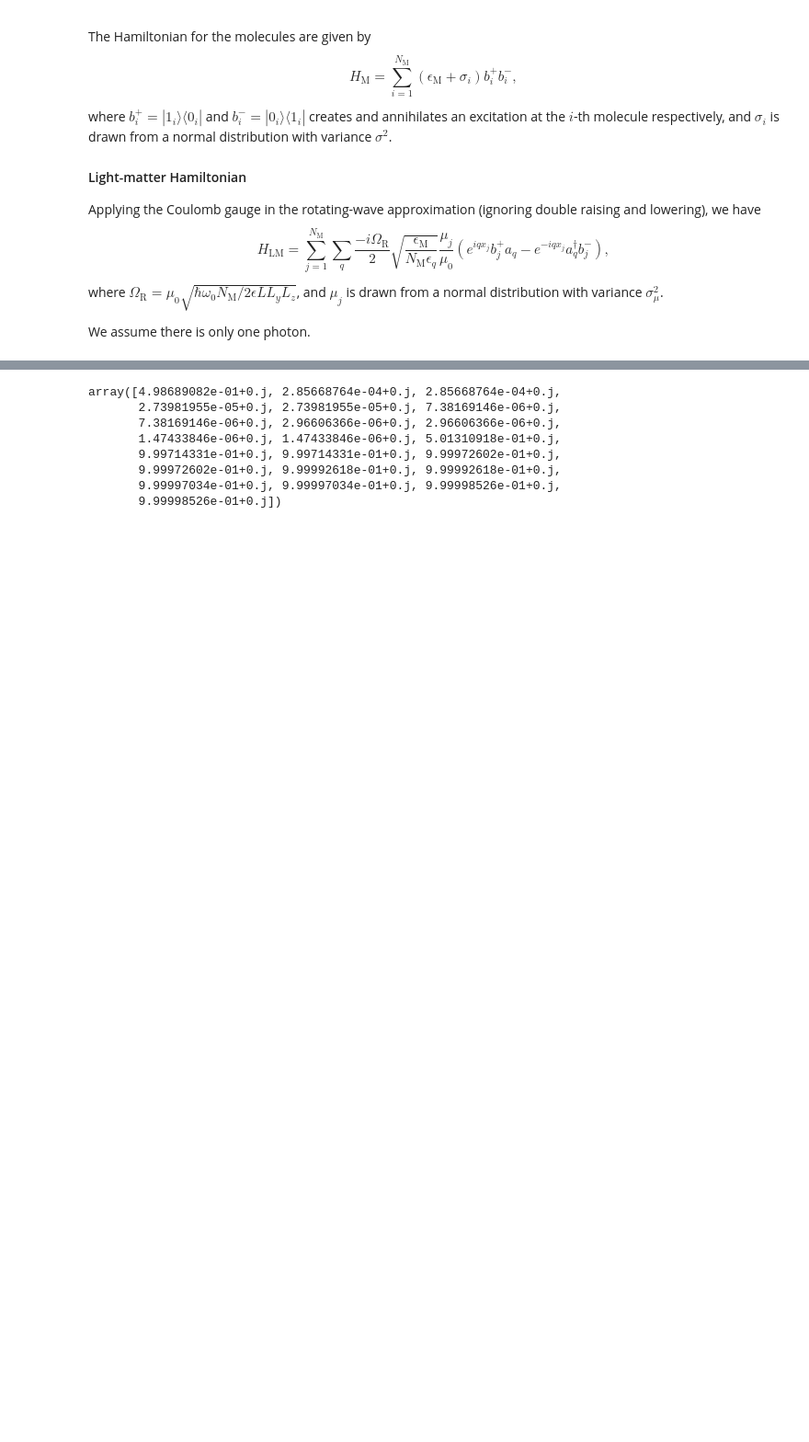
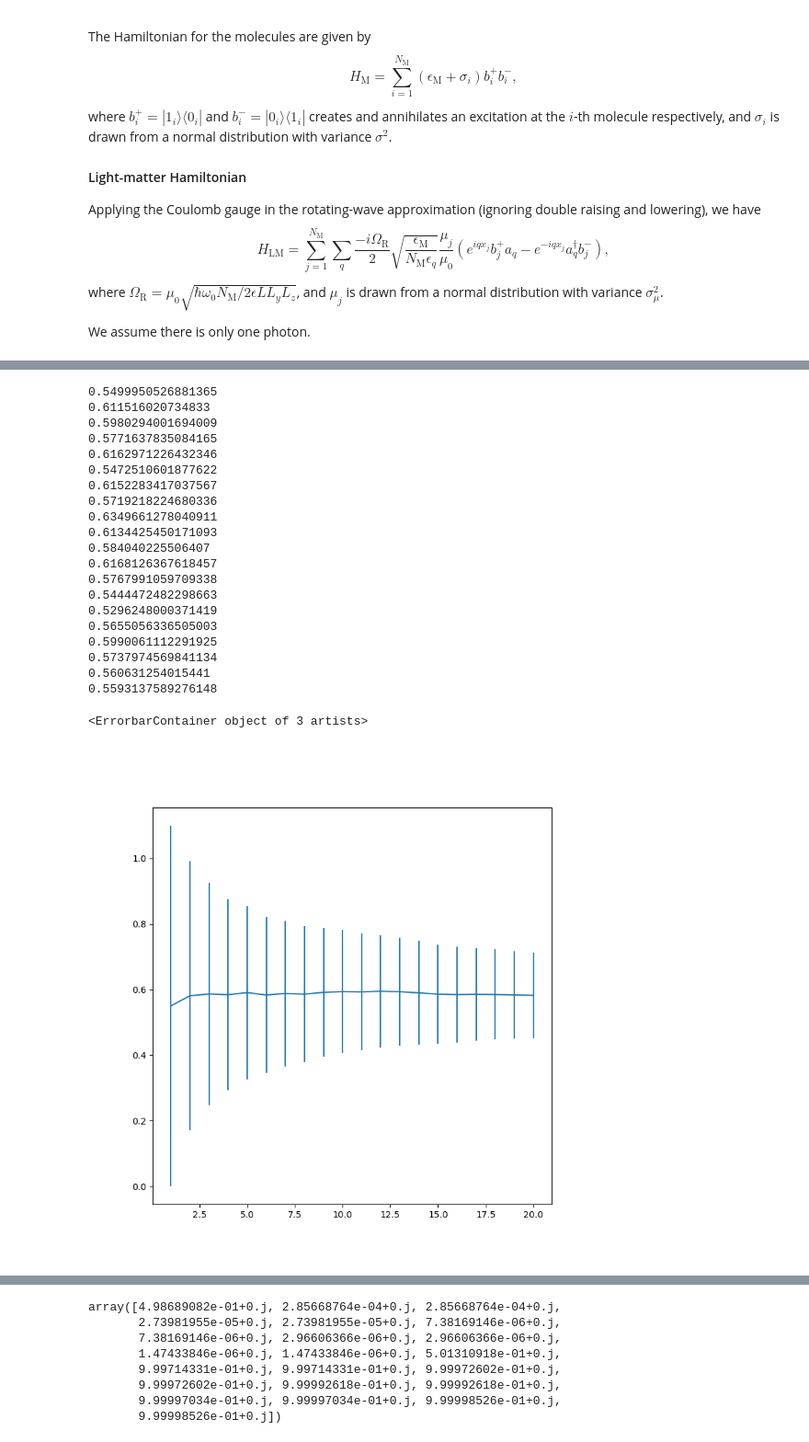
Before and after one commit to brianz98/eigenstate-thermolization, a Jupyter notebook: eigenstate-thermolization.ipynb, the cells around one changed output, grey strips where cells are left out. Shown at 92% size. Saved outputs shown, nothing was run; the diff lists cells and outputs as text; code cells hidden in the pictures; blank space fills up the shorter version.

```diff
--- a/eigenstate-thermolization.ipynb
+++ b/eigenstate-thermolization.ipynb
@@ -111,0 +179,40 @@ class QuantumWire:
+# %%
+w = np.zeros(20)
+
+for r in range(len(w)):
+    a = QuantumWire(num_mol=1001, omega_r=0.3, a=10e-9, Ly=400e-9, Lz=200e-9, eps=3, em_mean=2.2, em_sigma=0.2, mu_sigma=0.05, f=0.1)
+    a.generate_hamil()
+    a.diag_hamil()
+    lvls = a.lp_eigvals[a.n-50:a.n+50]
+    s = lvls[1:]-lvls[:-1]
+    ra = np.array([min(s[i],s[i+1])/max(s[i],s[i+1]) for i in range(len(s)-1)])
+    print(np.average(ra))
+    w[r] = np.average(ra)
+
+avg = np.array([np.average(w[:i+1]) for i in range(len(w))])
+err = np.array([avg[i]/np.sqrt((i+1)*50*2) for i in range(len(w))])
+f,ax = plt.subplots(figsize=(8,8))
+ax.errorbar(np.arange(1,21),avg,yerr=err)
+# %% [output]
+0.5499950526881365
+0.611516020734833
+0.5980294001694009
+0.5771637835084165
+0.6162971226432346
+0.5472510601877622
+0.6152283417037567
+0.5719218224680336
+0.6349661278040911
+0.6134425450171093
+0.584040225506407
+0.6168126367618457
+0.5767991059709338
+0.5444472482298663
+0.5296248000371419
+0.5655056336505003
+0.5990061112291925
+0.5737974569841134
+0.560631254015441
+0.5593137589276148
+<ErrorbarContainer object of 3 artists>
+[figure, added]
```
Also changed, not shown: parts of 22 cells of this notebook, 10 other files.
